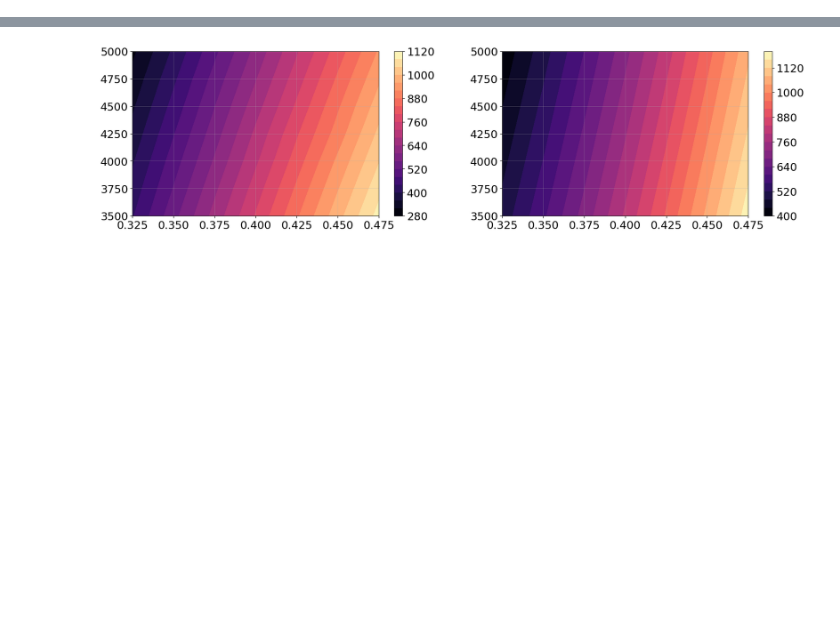
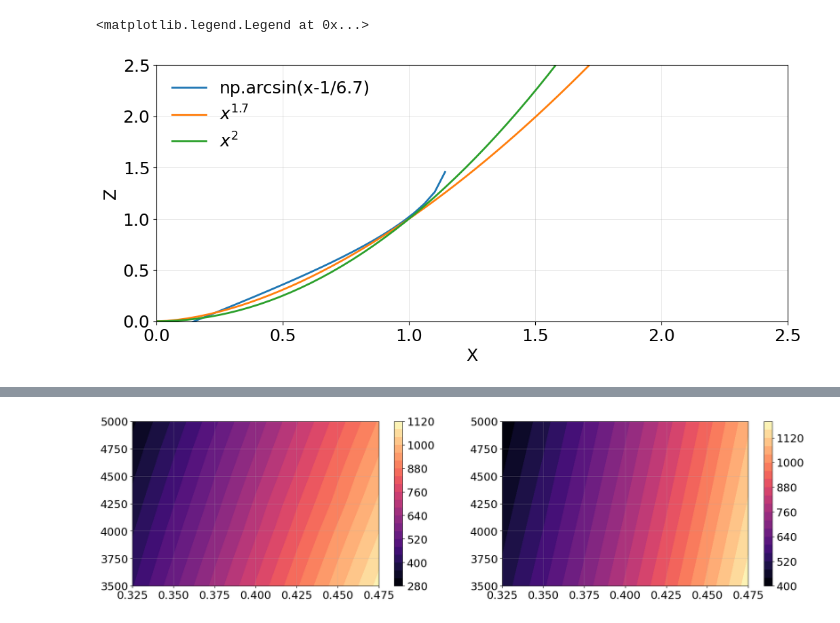
Before and after one commit to MIT-LAE/pyNA, a Jupyter notebook: pyNA/run/Scaling sweep.ipynb, the cells around one changed output, grey strips where cells are left out. Drawn from its saved outputs; the diff is of its cells as text; code cells hidden in the pictures; blank space fills up the shorter version.

```diff
--- a/pyNA/run/Scaling sweep.ipynb
+++ b/pyNA/run/Scaling sweep.ipynb
@@ -236,3 +236,28 @@ for k, case in enumerate(case_lst):
                 pyna_settings.trajectory_file_name = 'trajectory_' + pyna_settings.ac_name + '_WS' + str(np.round(W_S)) + '_F_W' + str(np.round(F_W,3))+ '.csv'
 
                 data[case][W_S][F_W] = pd.read_csv('../cases/'+ac_name+'/trajectory/scaling_clmax/'+pyna_settings.trajectory_file_name)
+
+            if case == 'all_constant_LD6':
+                pyna_settings.output_directory_name = 'scaling_all_constant_LD6'
+                pyna_settings.output_file_name = pyna_settings.ac_name + '_WS' + str(np.round(W_S)) + '_F_W' + str(np.round(F_W,3))+ '.sql'
+                pyna_settings.engine_file_name = 'engine_' + pyna_settings.ac_name + '_WS' + str(np.round(W_S)) + '_F_W' + str(np.round(F_W,3))+ '.csv'
+                pyna_settings.trajectory_file_name = 'trajectory_' + pyna_settings.ac_name + '_WS' + str(np.round(W_S)) + '_F_W' + str(np.round(F_W,3))+ '.csv'
+
+                data[case][W_S][F_W] = pd.read_csv('../cases/'+ac_name+'/trajectory/scaling_all_constant_LD6/'+pyna_settings.trajectory_file_name)
+
+            if case == 'all_constant_LD12':
+                pyna_settings.output_directory_name = 'scaling_all_constant_LD12'
+                pyna_settings.output_file_name = pyna_settings.ac_name + '_WS' + str(np.round(W_S)) + '_F_W' + str(np.round(F_W,3))+ '.sql'
+                pyna_settings.engine_file_name = 'engine_' + pyna_settings.ac_name + '_WS' + str(np.round(W_S)) + '_F_W' + str(np.round(F_W,3))+ '.csv'
+                pyna_settings.trajectory_file_name = 'trajectory_' + pyna_settings.ac_name + '_WS' + str(np.round(W_S)) + '_F_W' + str(np.round(F_W,3))+ '.csv'
+
+                data[case][W_S][F_W] = pd.read_csv('../cases/'+ac_name+'/trajectory/scaling_all_constant_LD12/'+pyna_settings.trajectory_file_name)
+
+
+            if case == 'EA_constant_LD6':
+                pyna_settings.output_directory_name = 'scaling_EA_constant_LD6'
+                pyna_settings.output_file_name = pyna_settings.ac_name + '_WS' + str(np.round(W_S)) + '_F_W' + str(np.round(F_W,3))+ '.sql'
+                pyna_settings.engine_file_name = 'engine_' + pyna_settings.ac_name + '_WS' + str(np.round(W_S)) + '_F_W' + str(np.round(F_W,3))+ '.csv'
+                pyna_settings.trajectory_file_name = 'trajectory_' + pyna_settings.ac_name + '_WS' + str(np.round(W_S)) + '_F_W' + str(np.round(F_W,3))+ '.csv'
+
+                data[case][W_S][F_W] = pd.read_csv('../cases/'+ac_name+'/trajectory/scaling_EA_constant_LD6/'+pyna_settings.trajectory_file_name)
@@ -371,0 +341,13 @@ plt.subplots_adjust(hspace=0.35, wspace=0.2)
+# %%
+x = np.linspace(0, 2)
+plt.plot(x, np.arcsin(x-1/6.7), label='np.arcsin(x-1/6.7)')
+plt.plot(x, x**1.7, label='$x^{1.7}$')
+plt.plot(x, x**2, label='$x^{2}$')
+plt.xlim([0,2.5])
+plt.ylim([0,2.5])
+plt.xlabel('X')
+plt.ylabel('Z')
+plt.legend(frameon=False)
+# %% [output]
+<matplotlib.legend.Legend at 0x...>
+[figure, added]
```
Also changed, not shown: parts of 14 cells of this notebook, 8 other files.
